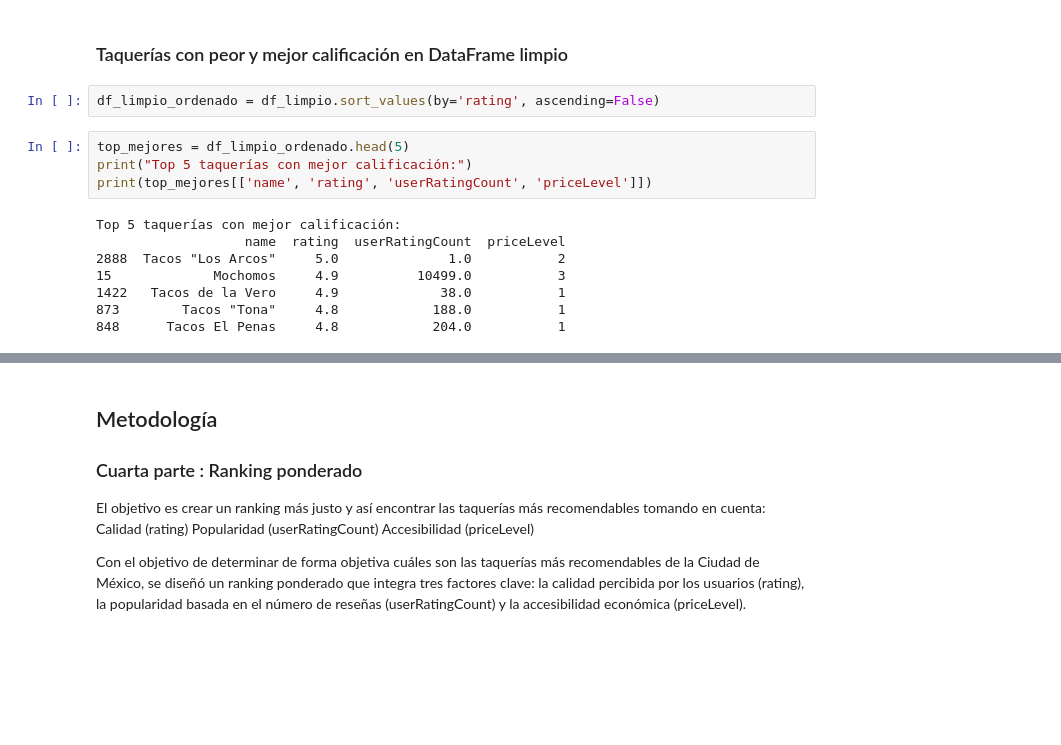
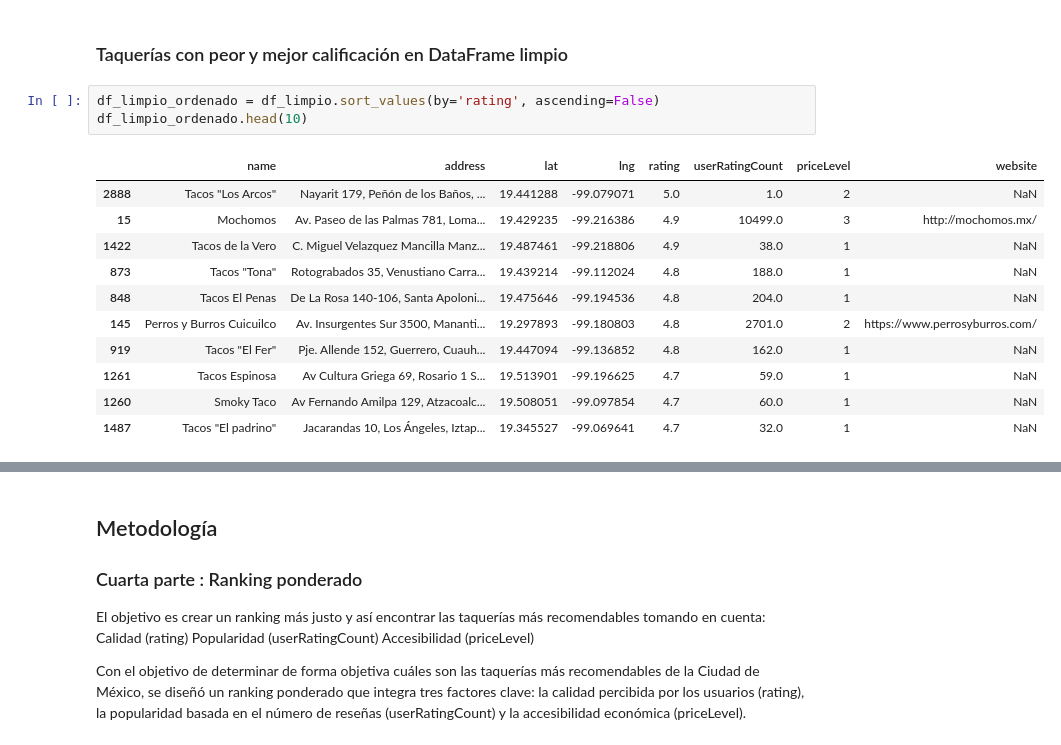
Before and after one commit to soto-amalia/tacos, a Jupyter notebook: tacos.ipynb, the cells around one changed output, grey strips where cells are left out. Cells and saved outputs as stored; diff of their text form; blank space fills up the shorter version.

```diff
--- a/tacos.ipynb
+++ b/tacos.ipynb
@@ -443,16 +441,17 @@ Desviación estándar de reseñas: 3238.31
 ### Taquerías con peor y mejor calificación en DataFrame limpio
 # %%
 df_limpio_ordenado = df_limpio.sort_values(by='rating', ascending=False)
+df_limpio_ordenado.head(10)
+# %% [output]
+|  | name | address | lat | lng | rating | userRatingCount | priceLevel | website |
+| 2888 | Tacos "Los Arcos" | Nayarit 179, Peñón de los Baños, ... | 19.441288 | -99.079071 | 5.0 | 1.0 | 2 | NaN |
+| 15 | Mochomos | Av. Paseo de las Palmas 781, Loma... | 19.429235 | -99.216386 | 4.9 | 10499.0 | 3 | http://mochomos.mx/ |
+| 1422 | Tacos de la Vero | C. Miguel Velazquez Mancilla Manz... | 19.487461 | -99.218806 | 4.9 | 38.0 | 1 | NaN |
+| 873 | Tacos "Tona" | Rotograbados 35, Venustiano Carra... | 19.439214 | -99.112024 | 4.8 | 188.0 | 1 | NaN |
+| 848 | Tacos El Penas | De La Rosa 140-106, Santa Apoloni... | 19.475646 | -99.194536 | 4.8 | 204.0 | 1 | NaN |
+| 145 | Perros y Burros Cuicuilco | Av. Insurgentes Sur 3500, Mananti... | 19.297893 | -99.180803 | 4.8 | 2701.0 | 2 | https://www.perrosyburros.com/ |
+| 919 | Tacos "El Fer" | Pje. Allende 152, Guerrero, Cuauh... | 19.447094 | -99.136852 | 4.8 | 162.0 | 1 | NaN |
+| 1261 | Tacos Espinosa | Av Cultura Griega 69, Rosario 1 S... | 19.513901 | -99.196625 | 4.7 | 59.0 | 1 | NaN |
+| 1260 | Smoky Taco | Av Fernando Amilpa 129, Atzacoalc... | 19.508051 | -99.097854 | 4.7 | 60.0 | 1 | NaN |
+| 1487 | Tacos "El padrino" | Jacarandas 10, Los Ángeles, Iztap... | 19.345527 | -99.069641 | 4.7 | 32.0 | 1 | NaN |
-# %%
-top_mejores = df_limpio_ordenado.head(5)
-print("Top 5 taquerías con mejor calificación:")
-print(top_mejores[['name', 'rating', 'userRatingCount', 'priceLevel']])
-# %% [output]
-Top 5 taquerías con mejor calificación:
-                   name  rating  userRatingCount  priceLevel
-2888  Tacos "Los Arcos"     5.0              1.0           2
-15             Mochomos     4.9          10499.0           3
-1422   Tacos de la Vero     4.9             38.0           1
-873        Tacos "Tona"     4.8            188.0           1
-848      Tacos El Penas     4.8            204.0           1
 # %%
```
Also changed, not shown: parts of 8 cells of this notebook.
